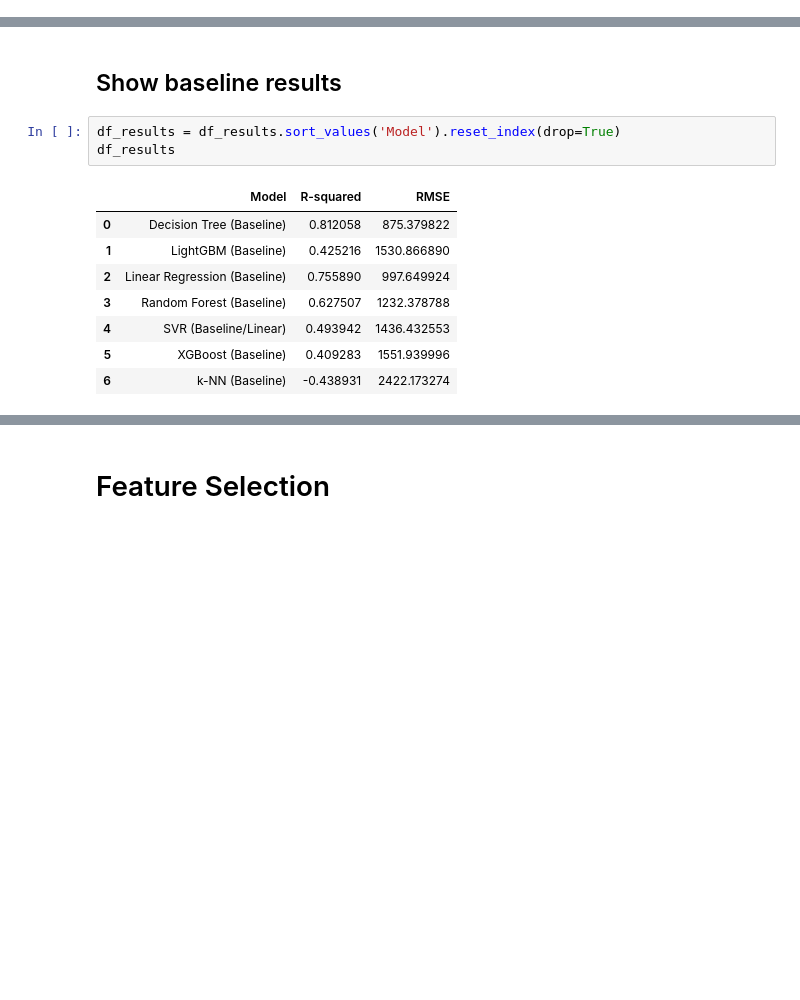
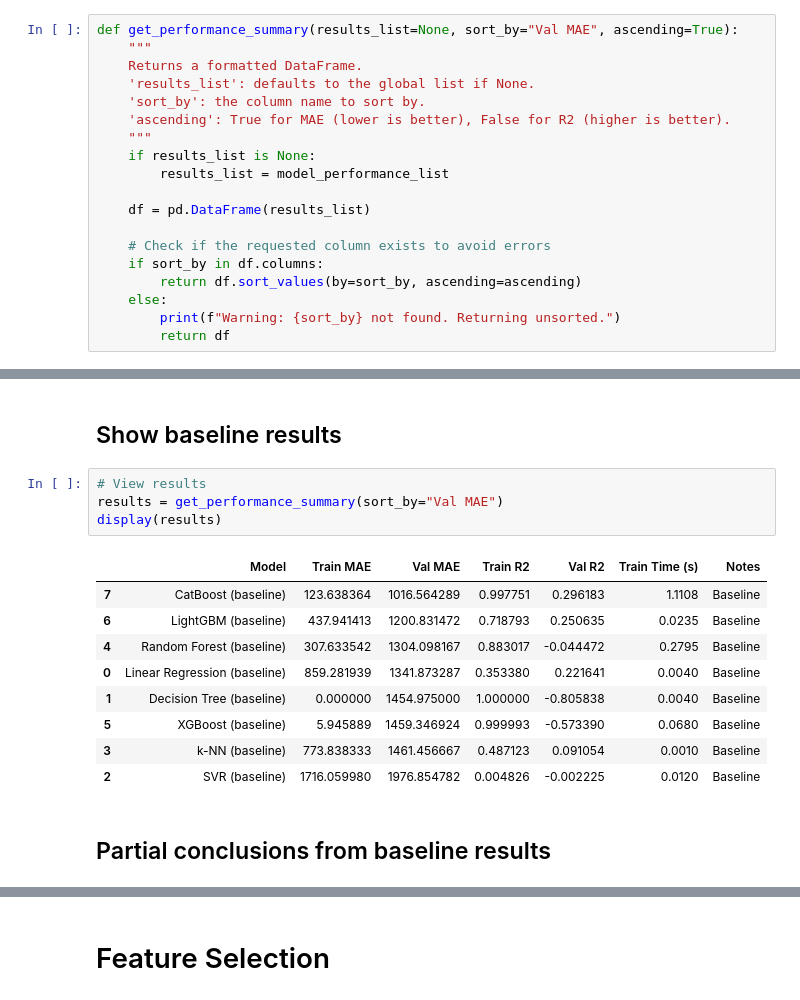
Before and after one commit to lqdominguez/data-science-hdm, a Jupyter notebook: 00 - Project/3-Modelling optimization copy.ipynb, the cells around one changed output, grey strips where cells are left out. Cells and saved outputs as stored; diff of their text form; blank space fills up the shorter version.

Commit message:
feat: adjust the initial model baseline and apply a basic optimization

```diff
--- a/00 - Project/3-Modelling optimization copy.ipynb
+++ b/00 - Project/3-Modelling optimization copy.ipynb
@@ -103,4 +111,23 @@ def record_performance(model_name, y_true, y_pred):
     model_performance_list.append(perf)
     return pd.DataFrame(model_performance_list)
+# %%
+def get_performance_summary(results_list=None, sort_by="Val MAE", ascending=True):
+    """
+    Returns a formatted DataFrame.
+    'results_list': defaults to the global list if None.
+    'sort_by': the column name to sort by.
+    'ascending': True for MAE (lower is better), False for R2 (higher is better).
+    """
+    if results_list is None:
+        results_list = model_performance_list
+
+    df = pd.DataFrame(results_list)
+
+    # Check if the requested column exists to avoid errors
+    if sort_by in df.columns:
+        return df.sort_values(by=sort_by, ascending=ascending)
+    else:
+        print(f"Warning: {sort_by} not found. Returning unsorted.")
+        return df
 # %% [markdown]
 # Baseline models
@@ -195,14 +176,18 @@ df_results = record_performance("LightGBM (Baseline)", y_val, y_val_pred_lgbm)
 # %% [markdown]
 ## Show baseline results
 # %%
-df_results = df_results.sort_values('Model').reset_index(drop=True)
-df_results
+# View results
+results = get_performance_summary(sort_by="Val MAE")
+display(results)
 # %% [output]
-|  | Model | R-squared | RMSE |
-| 0 | Decision Tree (Baseline) | 0.812058 | 875.379822 |
-| 1 | LightGBM (Baseline) | 0.425216 | 1530.866890 |
-| 2 | Linear Regression (Baseline) | 0.755890 | 997.649924 |
-| 3 | Random Forest (Baseline) | 0.627507 | 1232.378788 |
-| 4 | SVR (Baseline/Linear) | 0.493942 | 1436.432553 |
-| 5 | XGBoost (Baseline) | 0.409283 | 1551.939996 |
-| 6 | k-NN (Baseline) | -0.438931 | 2422.173274 |
+|  | Model | Train MAE | Val MAE | Train R2 | Val R2 | Train Time (s) | Notes |
+| 7 | CatBoost (baseline) | 123.638364 | 1016.564289 | 0.997751 | 0.296183 | 1.1108 | Baseline |
+| 6 | LightGBM (baseline) | 437.941413 | 1200.831472 | 0.718793 | 0.250635 | 0.0235 | Baseline |
+| 4 | Random Forest (baseline) | 307.633542 | 1304.098167 | 0.883017 | -0.044472 | 0.2795 | Baseline |
+| 0 | Linear Regression (baseline) | 859.281939 | 1341.873287 | 0.353380 | 0.221641 | 0.0040 | Baseline |
+| 1 | Decision Tree (baseline) | 0.000000 | 1454.975000 | 1.000000 | -0.805838 | 0.0040 | Baseline |
+| 5 | XGBoost (baseline) | 5.945889 | 1459.346924 | 0.999993 | -0.573390 | 0.0680 | Baseline |
+| 3 | k-NN (baseline) | 773.838333 | 1461.456667 | 0.487123 | 0.091054 | 0.0010 | Baseline |
+| 2 | SVR (baseline) | 1716.059980 | 1976.854782 | 0.004826 | -0.002225 | 0.0120 | Baseline |
+# %% [markdown]
+## Partial conclusions from baseline results
```
Also changed, not shown: parts of 51 cells of this notebook, 5 other files.
